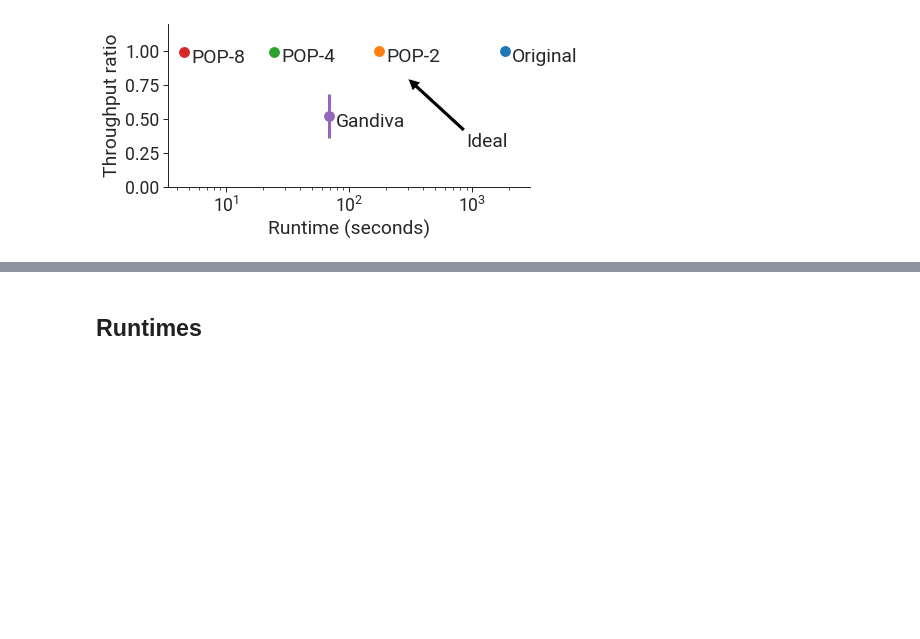
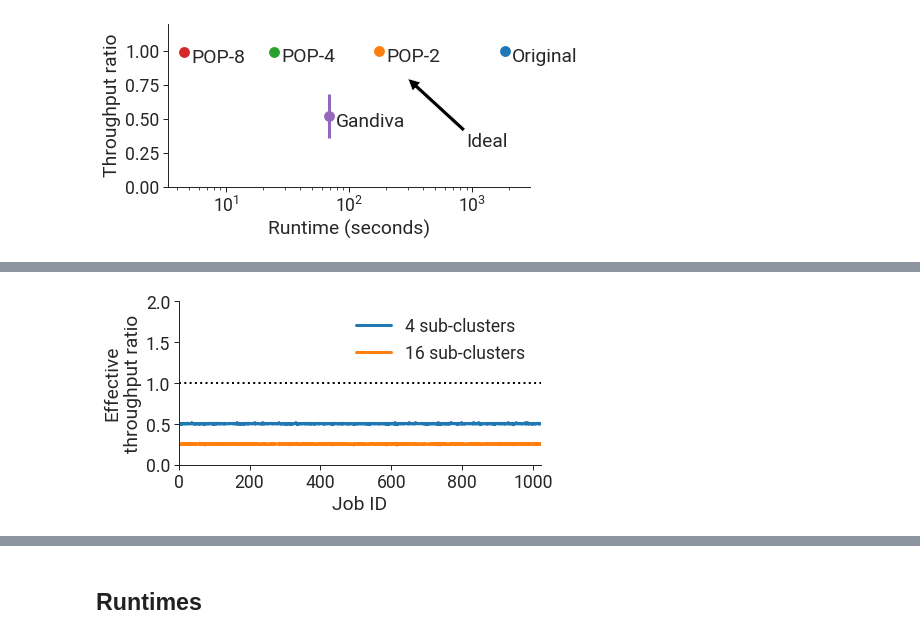
Before and after one commit to akshayka/gavel, a Jupyter notebook: scheduler/notebooks/figures/improved_scalability/max_min_fairness.ipynb, the cells around one changed output, grey strips where cells are left out. Saved outputs shown, nothing was run; the diff lists cells and outputs as text; code cells hidden in the pictures; blank space fills up the shorter version.

```diff
--- a/scheduler/notebooks/figures/improved_scalability/max_min_fairness.ipynb
+++ b/scheduler/notebooks/figures/improved_scalability/max_min_fairness.ipynb
@@ -232,0 +255,6 @@ POP-2 1.013866901397705 0.001306221614707118 0.00041171790457763077
+# %%
+from plotting_utils import plot_runtimes, plot_effective_throughput_ratios
+
+plot_effective_throughput_ratios(all_effective_throughputs)
+# %% [output]
+[figure, added]
```
Also changed, not shown: parts of 5 cells of this notebook, 5 other files.
